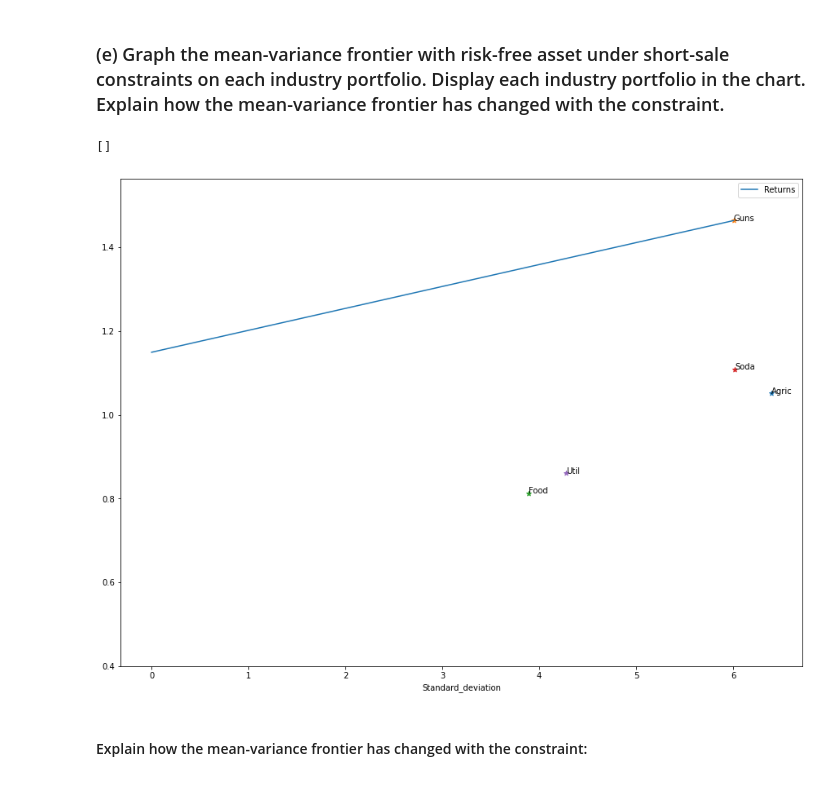
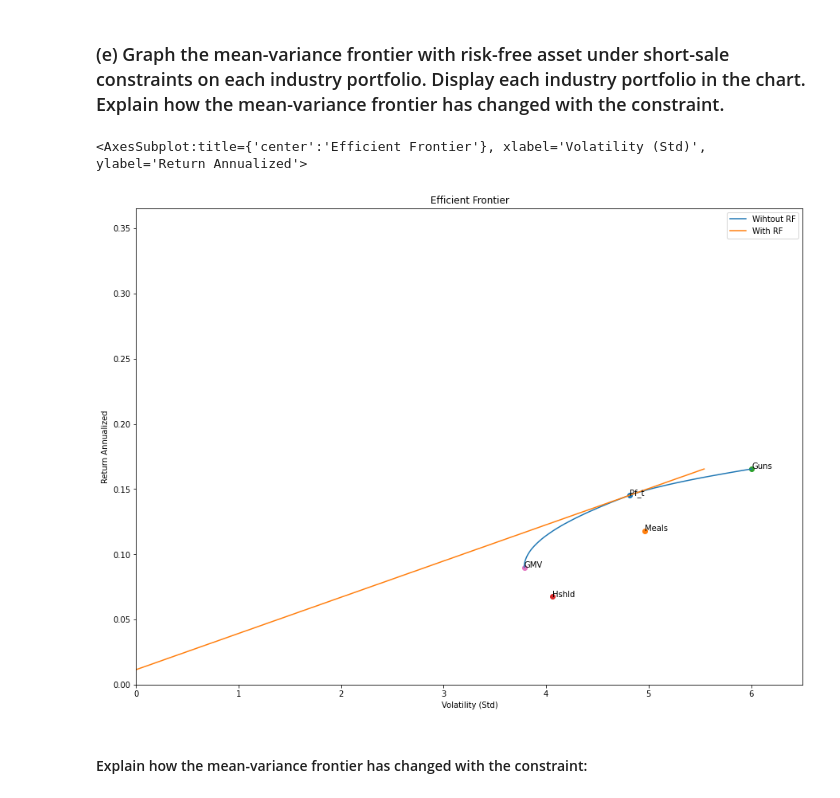
Before and after one commit to Damnsky100/Portfolio, a Jupyter notebook: Assignment_TP1.ipynb, the cells around one changed output. Saved outputs shown, nothing was run; the diff lists cells and outputs as text; code cells hidden in the pictures.

```diff
--- a/Assignment_TP1.ipynb
+++ b/Assignment_TP1.ipynb
@@ -354,22 +249,11 @@ plt.plot()
 #### Explain how the mean-variance frontier has changed with the constraint: (To continue)
 # %% [markdown]
 ### (e) Graph the mean-variance frontier with risk-free asset under short-sale constraints on each industry portfolio. Display each industry portfolio in the chart. Explain how the mean-variance frontier has changed with the constraint.
-# %%
-Efficient_frontiere_result_WS = Ptf_target_optimization_W_Rf(E_return, E_cov, Expected_Risk_free, Nbr_PTF, bounds = (0,1)) #bounds (0,1) --> short sale constraints
-
-plt=Efficient_frontiere_result_WS['Efficient_frontiere']['Returns'].plot(kind='line',figsize=(15,11),
-     ylim = [0.4, max(Efficient_frontiere_result_WS['Efficient_frontiere']['Returns'])+0.1])
-for i in E_return.index :
-    plt.scatter([np.sqrt(E_cov[i][i])],[E_return[i]], marker='*')
-    plt.annotate(i,(np.sqrt(E_cov[i][i]),E_return[i]))
-
-
-
-plt.legend(bbox_to_anchor=(1.0, 1.0))
-plt.plot()
-# %% [output]
-[]
-[figure, removed]
+# %%
+f.plot_ef(E_return, E_cov, Expected_Risk_free, Nbr_PTF, show_cml=True, show_gmv=True, bounds = (0,1))
+# %% [output]
+<AxesSubplot:title={'center':'Efficient Frontier'}, xlabel='Volatility (Std)', ylabel='Return Annualized'>
+[figure, added]
 # %% [markdown]
 #### Explain how the mean-variance frontier has changed with the constraint:
 # %% [markdown]
```
Also changed, not shown: parts of 21 cells of this notebook, 5 other files.
